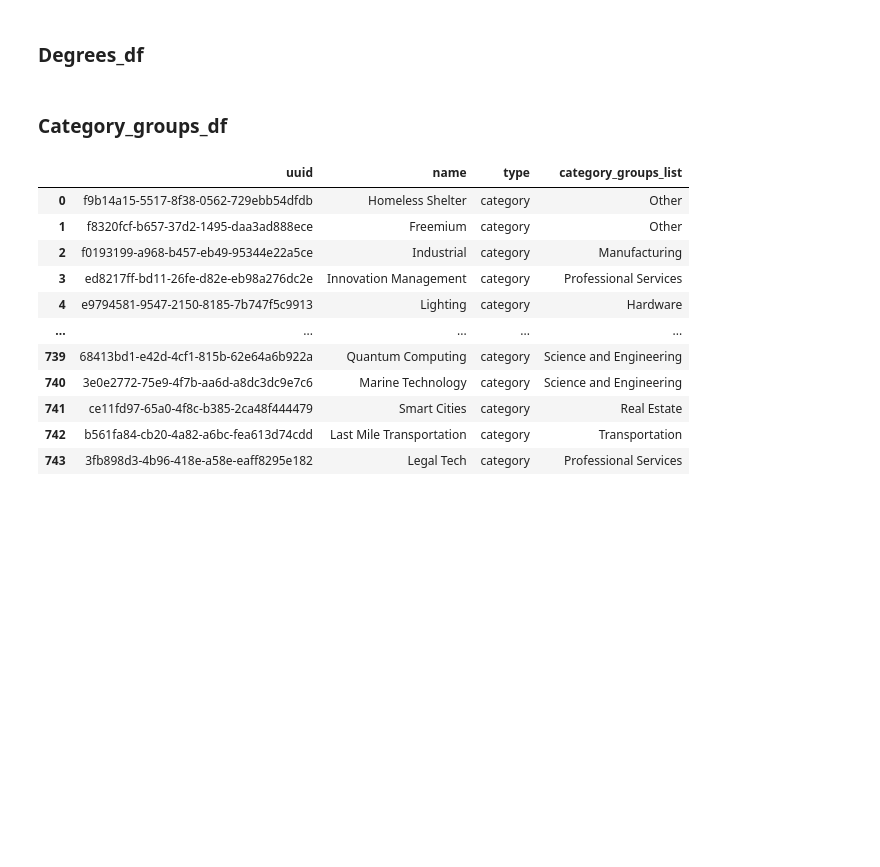
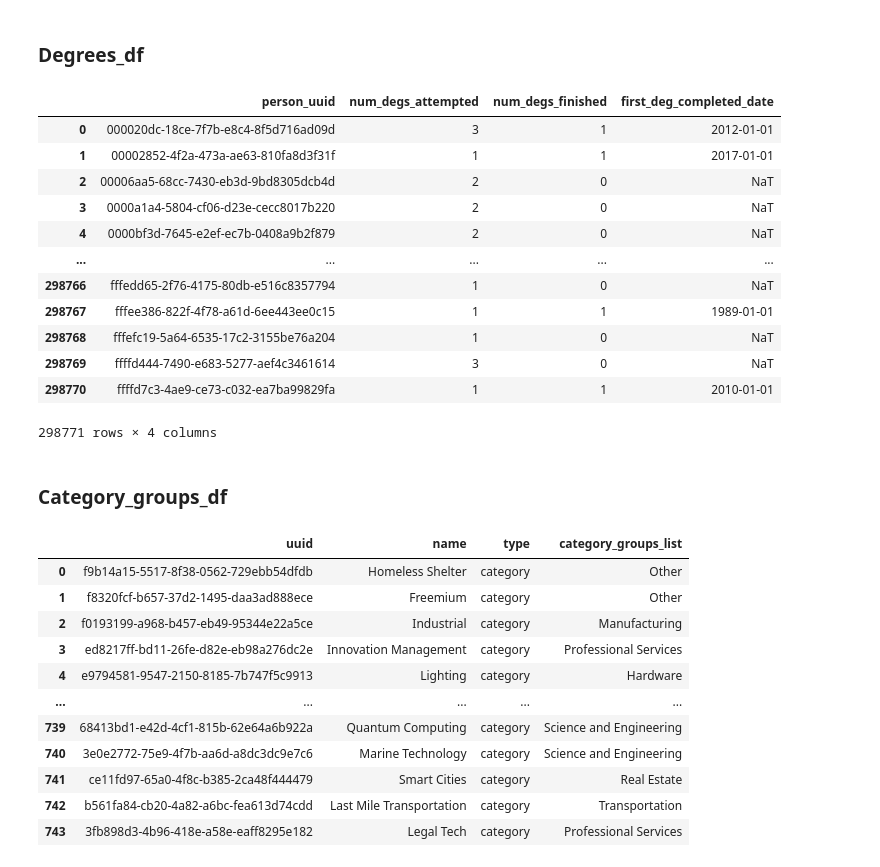
Before and after one commit to rodrigochaname/MachineLearning4VC, a Jupyter notebook: data_exploration.ipynb, the cells around one changed output. Cells and saved outputs as stored; diff of their text form; code cells hidden in the pictures; blank space fills up the shorter version.

```diff
--- a/data_exploration.ipynb
+++ b/data_exploration.ipynb
@@ -279,12 +266,14 @@ funding_rounds_df
 ### Degrees_df
 # %%
 degrees_df = degrees_df.drop(columns=['permalink','cb_url','rank','created_at',
-                                      'updated_at','institution_uuid','institution_name','subject'])
+                                      'updated_at','institution_uuid','institution_name','subject',
+                                      'name','person_name','institution_uuid','institution_name',
+                                      'degree_type','subject','started_on'])
 # %%
 # Convert our dates into date_data
 # Convert invalid dates to NaT
 degrees_df['completed_on'] = pd.to_datetime(degrees_df['completed_on'],errors = 'coerce')
 
 # Find whether a person has completed a degree, how many degrees they have attempted, and the earliest completion date
-degrees_df = degrees_df.groupby(by=['person_uuid']).agg({'uuid':'count', 'is_completed':'sum', 'completed_on':'min'})
+degrees_df = degrees_df.groupby(by=['person_uuid']).agg({'uuid':'count', 'is_completed':'sum', 'completed_on':'min'}).reset_index()
 degrees_df = degrees_df.rename(columns={'uuid':'num_degs_attempted', 'is_completed':'num_degs_finished', 'completed_on':'first_deg_completed_date'})
@@ -293,3 +280,19 @@ degrees_df = degrees_df.rename(columns={'uuid':'num_degs_attempted', 'is_complet
+# %%
+degrees_df
+# %% [output]
+|  | person_uuid | num_degs_attempted | num_degs_finished | first_deg_completed_date |
+| 0 | 000020dc-18ce-7f7b-e8c4-8f5d716ad09d | 3 | 1 | 2012-01-01 |
+| 1 | 00002852-4f2a-473a-ae63-810fa8d3f31f | 1 | 1 | 2017-01-01 |
+| 2 | 00006aa5-68cc-7430-eb3d-9bd8305dcb4d | 2 | 0 | NaT |
+| 3 | 0000a1a4-5804-cf06-d23e-cecc8017b220 | 2 | 0 | NaT |
+| 4 | 0000bf3d-7645-e2ef-ec7b-0408a9b2f879 | 2 | 0 | NaT |
+| ... | ... | ... | ... | ... |
+| 298766 | fffedd65-2f76-4175-80db-e516c8357794 | 1 | 0 | NaT |
+| 298767 | fffee386-822f-4f78-a61d-6ee443ee0c15 | 1 | 1 | 1989-01-01 |
+| 298768 | fffefc19-5a64-6535-17c2-3155be76a204 | 1 | 0 | NaT |
+| 298769 | ffffd444-7490-e683-5277-aef4c3461614 | 3 | 0 | NaT |
+| 298770 | ffffd7c3-4ae9-ce73-c032-ea7ba99829fa | 1 | 1 | 2010-01-01 |
+298771 rows × 4 columns
 # %% [markdown]
 ### Category_groups_df
 # %%
```
Also changed, not shown: parts of 23 cells of this notebook.
